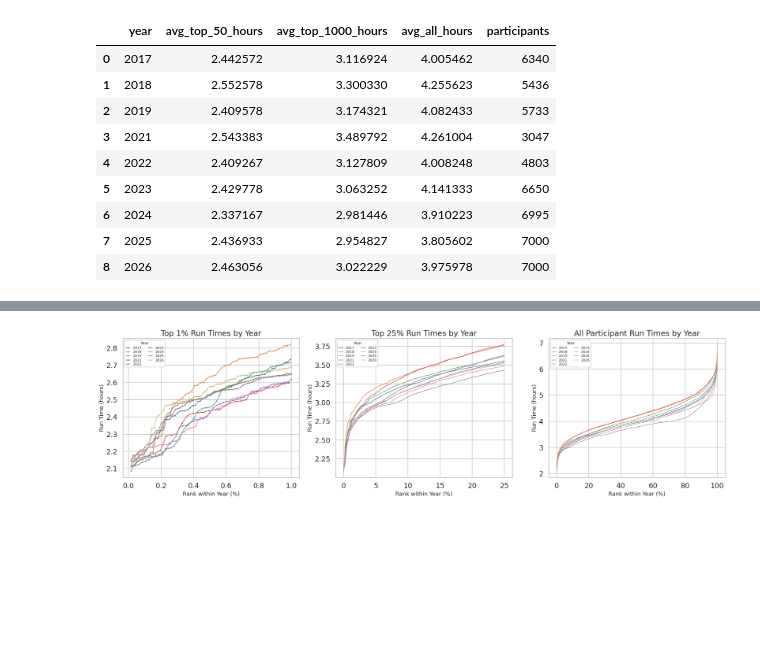
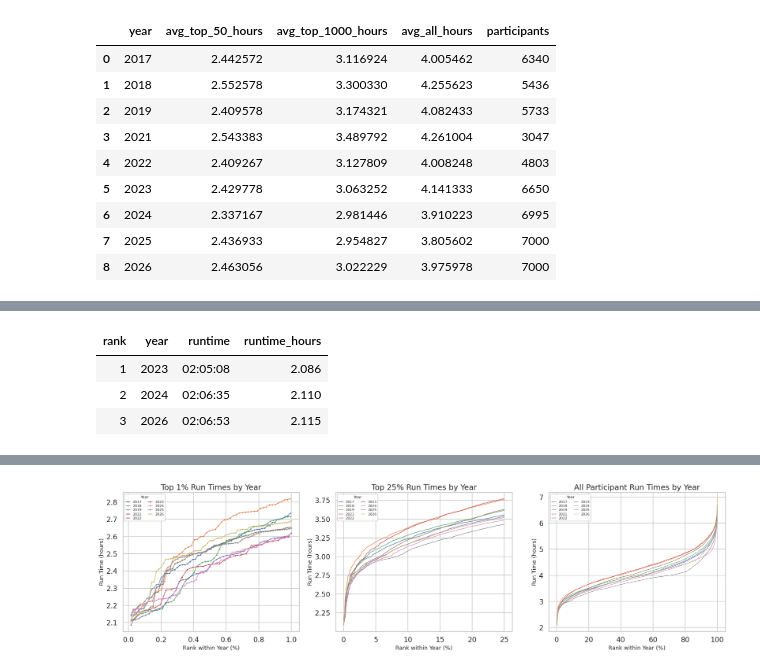
Before and after one commit to 4y1n/Bigdata_eng, a Jupyter notebook: visualizations_for_presentation.ipynb, the cells around one changed output, grey strips where cells are left out. Saved outputs shown, nothing was run; the diff lists cells and outputs as text; code cells hidden in the pictures; blank space fills up the shorter version.

```diff
--- a/visualizations_for_presentation.ipynb
+++ b/visualizations_for_presentation.ipynb
@@ -495,0 +673,88 @@ percentile_runtime_summary_df
+# %%
+def hours_to_hms(hours):
+    total_seconds = int(round(hours * 3600))
+    h = total_seconds // 3600
+    m = (total_seconds % 3600) // 60
+    s = total_seconds % 60
+    return f"{h:02d}:{m:02d}:{s:02d}"
+
+fastest_runtimes_df = (
+    runtime_percentile_df[["year", "run_hours"]]
+    .sort_values("run_hours")
+    .head(3)
+    .assign(
+        rank=lambda data: range(1, len(data) + 1),
+        runtime=lambda data: data["run_hours"].apply(hours_to_hms),
+        runtime_hours=lambda data: data["run_hours"].round(3),
+        year=lambda data: data["year"].astype(int),
+    )
+    [["rank", "year", "runtime", "runtime_hours"]]
+)
+
+slowest_runtimes_df = (
+    runtime_percentile_df[["year", "run_hours"]]
+    .sort_values("run_hours", ascending=False)
+    .head(3)
+    .assign(
+        rank=lambda data: range(1, len(data) + 1),
+        runtime=lambda data: data["run_hours"].apply(hours_to_hms),
+        runtime_hours=lambda data: data["run_hours"].round(3),
+        year=lambda data: data["year"].astype(int),
+    )
+    [["rank", "year", "runtime", "runtime_hours"]]
+)
+
+fastest_table_html = fastest_runtimes_df.to_html(index=False, classes="runtime-extreme-table")
+slowest_table_html = slowest_runtimes_df.to_html(index=False, classes="runtime-extreme-table")
+
+display(HTML(
+    f"""
+    <style>
+        .runtime-extreme-wrap {{
+            display: flex;
+            gap: 24px;
+            align-items: flex-start;
+        }}
+        .runtime-extreme-card {{
+            flex: 1;
+            min-width: 0;
+        }}
+        .runtime-extreme-card h3 {{
+            margin: 0 0 8px 0;
+            font-size: 18px;
+            text-align: center;
+        }}
+        .runtime-extreme-table {{
+            width: 100%;
+            border-collapse: collapse;
+            font-size: 13px;
+        }}
+        .runtime-extreme-table th,
+        .runtime-extreme-table td {{
+            border: 1px solid #d0d0d0;
+            padding: 6px 8px;
+            text-align: right;
+        }}
+        .runtime-extreme-table th {{
+            background: #f2f2f2;
+        }}
+        .runtime-extreme-table td:nth-child(2),
+        .runtime-extreme-table th:nth-child(2),
+        .runtime-extreme-table td:nth-child(3),
+        .runtime-extreme-table th:nth-child(3) {{
+            text-align: center;
+        }}
+    </style>
+    <div class="runtime-extreme-wrap">
+        <div class="runtime-extreme-card">
+            <h3>Fastest runtimes</h3>
+            {fastest_table_html}
+        </div>
+        <div class="runtime-extreme-card">
+            <h3>Slowest runtimes</h3>
+            {slowest_table_html}
+        </div>
+    </div>
+    """
+))
+# %% [output]
@@ -495,0 +762,4 @@ percentile_runtime_summary_df
+| rank | year | runtime | runtime_hours |
+| 1 | 2023 | 02:05:08 | 2.086 |
+| 2 | 2024 | 02:06:35 | 2.110 |
+| 3 | 2026 | 02:06:53 | 2.115 |
```
Also changed, not shown: parts of 5 cells of this notebook, 1 other file.
